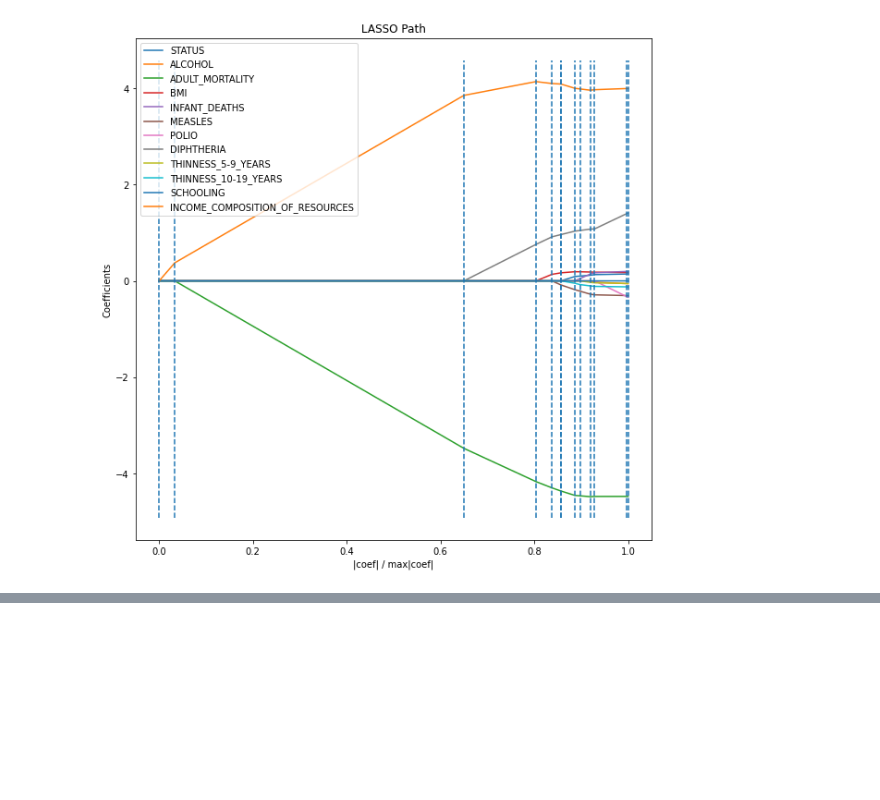
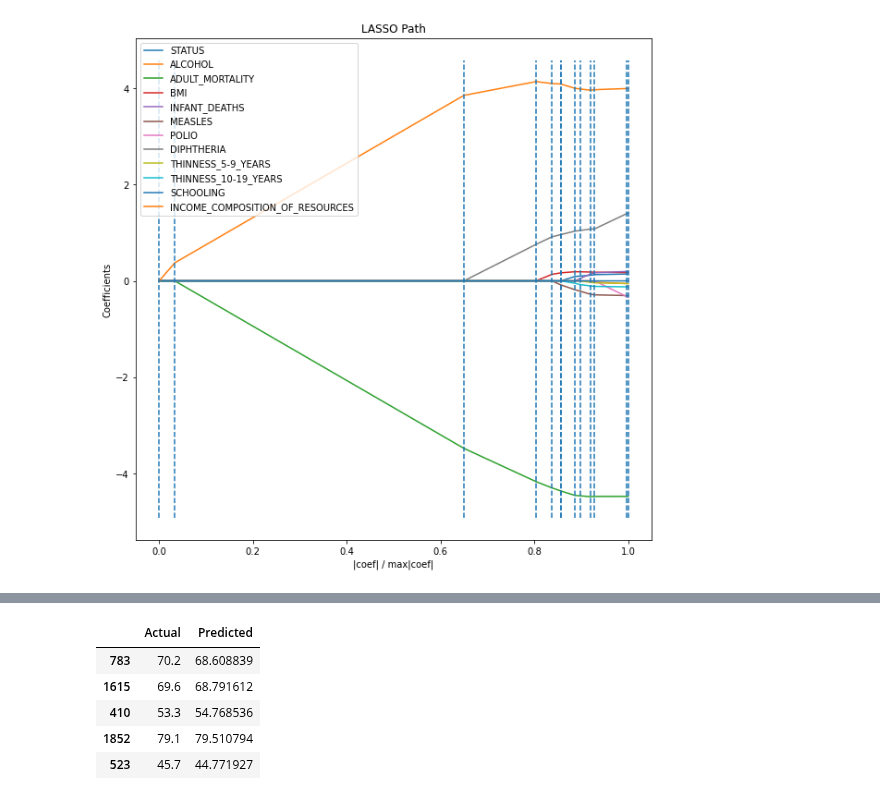
Before and after one commit to HoManCode/Group2-SIT307, a Jupyter notebook: Task 3/A3 Machine Learning.ipynb, the cells around one changed output, grey strips where cells are left out. Cells and saved outputs as stored; diff of their text form; code cells hidden in the pictures; blank space fills up the shorter version.

```diff
--- a/Task 3/A3 Machine Learning.ipynb
+++ b/Task 3/A3 Machine Learning.ipynb
@@ -161,0 +216,11 @@ plt.show()
+# %%
+# compare actual data with predicted
+df_temp = pd.DataFrame({'Actual': y_test, 'Predicted': y_pred})
+df_temp.head()
+# %% [output]
+|  | Actual | Predicted |
+| 783 | 70.2 | 68.608839 |
+| 1615 | 69.6 | 68.791612 |
+| 410 | 53.3 | 54.768536 |
+| 1852 | 79.1 | 79.510794 |
+| 523 | 45.7 | 44.771927 |
```
Also changed, not shown: parts of 12 cells of this notebook.
